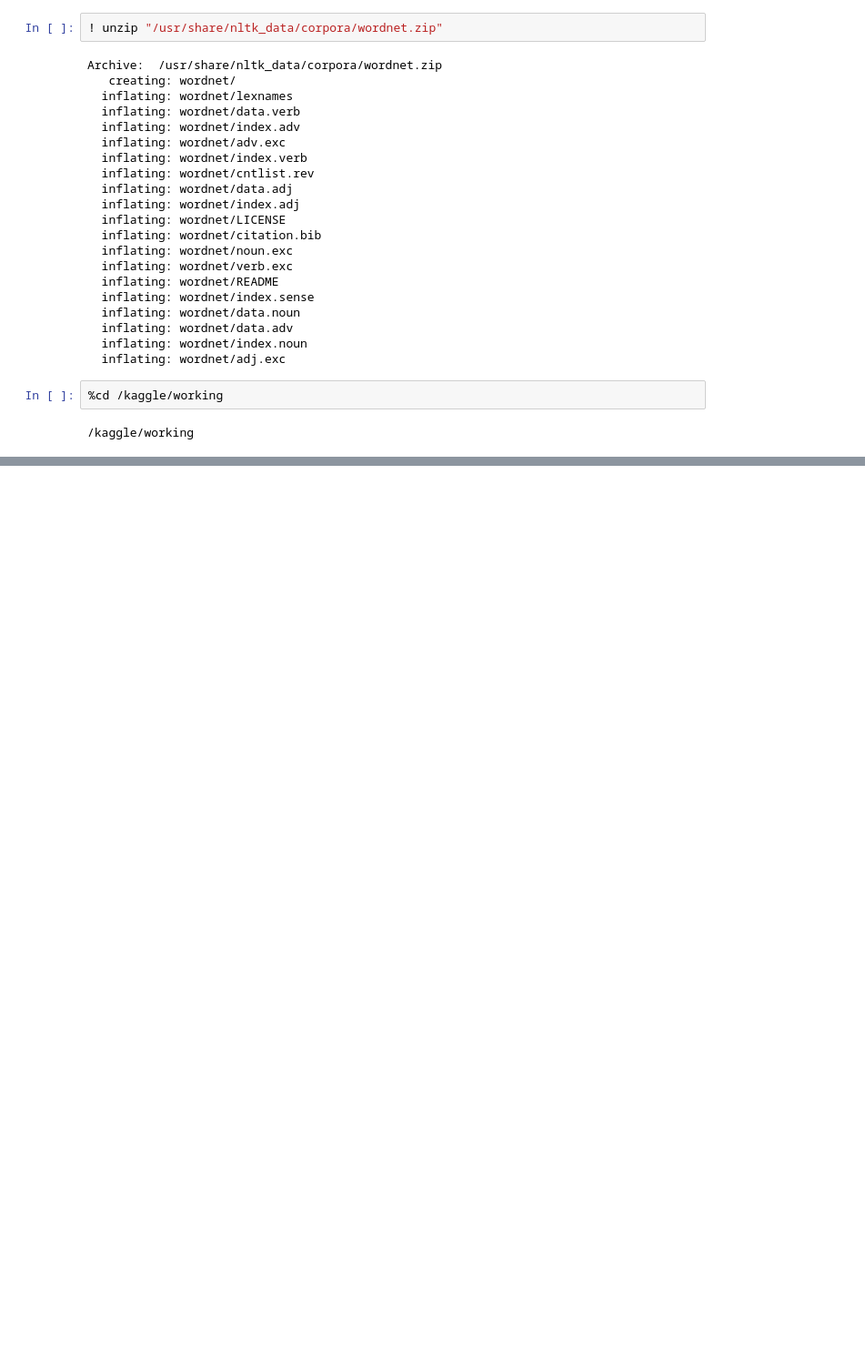
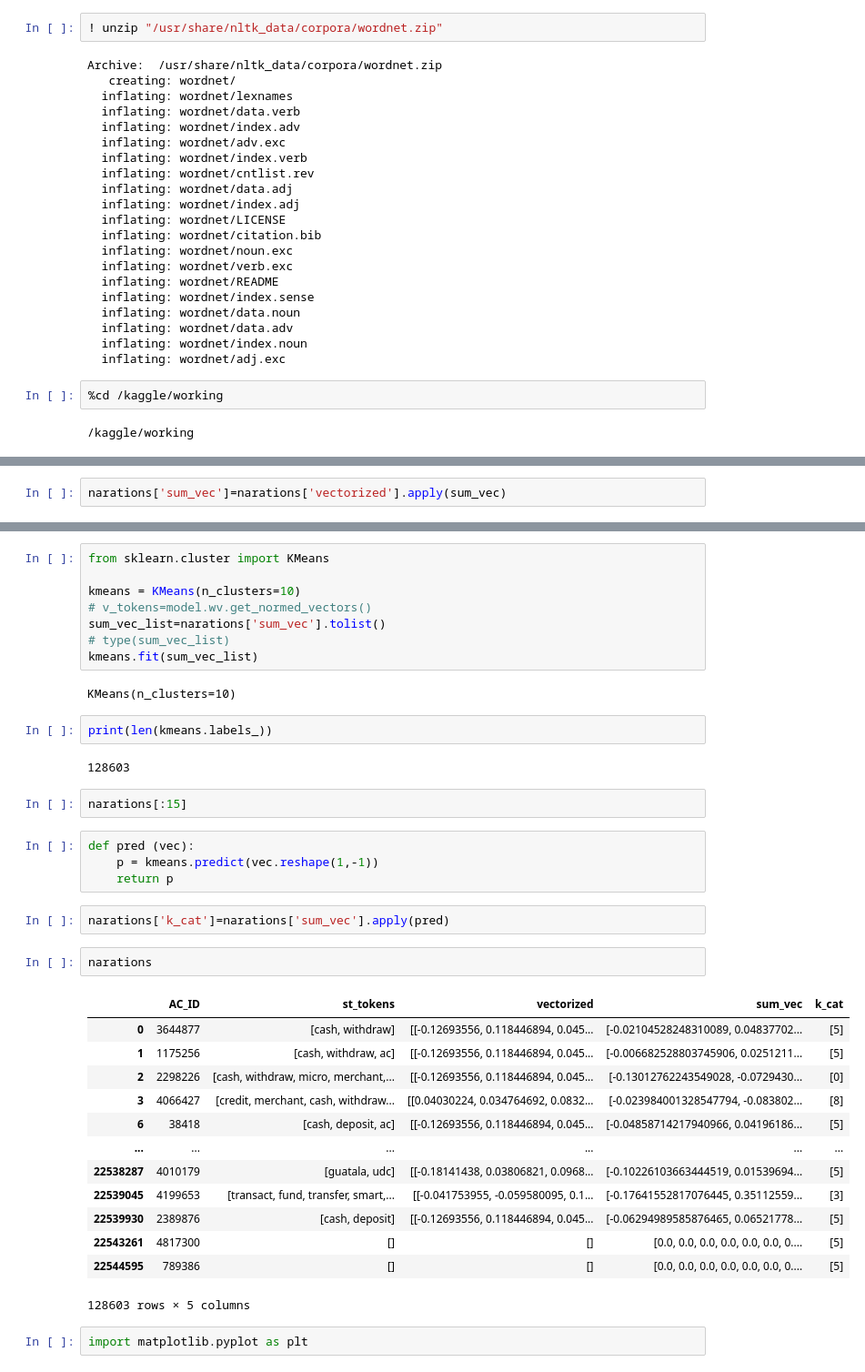
Before and after one commit to Asif-droid/transaction_naration, a Jupyter notebook: transactio-naration-data.ipynb, the cells around one changed output, grey strips where cells are left out. Shown at 91% size. Saved outputs shown, nothing was run; the diff lists cells and outputs as text; blank space fills up the shorter version.

Commit message:
upto kmeans cluster

```diff
--- a/transactio-naration-data.ipynb
+++ b/transactio-naration-data.ipynb
@@ -255,0 +289,2 @@ print(model.wv.most_similar('ac'))
+# %%
+narations['sum_vec']=narations['vectorized'].apply(sum_vec)
@@ -255,0 +334,40 @@ print(model.wv.most_similar('ac'))
+# %%
+from sklearn.cluster import KMeans
+
+kmeans = KMeans(n_clusters=10)
+# v_tokens=model.wv.get_normed_vectors()
+sum_vec_list=narations['sum_vec'].tolist()
+# type(sum_vec_list)
+kmeans.fit(sum_vec_list)
+# %% [output]
+KMeans(n_clusters=10)
+# %%
+print(len(kmeans.labels_))
+# %% [output]
+128603
+# %%
+narations[:15]
+# %%
+def pred (vec):
+    p = kmeans.predict(vec.reshape(1,-1))
+    return p
+# %%
+narations['k_cat']=narations['sum_vec'].apply(pred)
+# %%
+narations
+# %% [output]
+|  | AC_ID | st_tokens | vectorized | sum_vec | k_cat |
+| 0 | 3644877 | [cash, withdraw] | [[-0.12693556, 0.118446894, 0.045... | [-0.02104528248310089, 0.04837702... | [5] |
+| 1 | 1175256 | [cash, withdraw, ac] | [[-0.12693556, 0.118446894, 0.045... | [-0.006682528803745906, 0.0251211... | [5] |
+| 2 | 2298226 | [cash, withdraw, micro, merchant,... | [[-0.12693556, 0.118446894, 0.045... | [-0.13012762243549028, -0.0729430... | [0] |
+| 3 | 4066427 | [credit, merchant, cash, withdraw... | [[0.04030224, 0.034764692, 0.0832... | [-0.023984001328547794, -0.083802... | [8] |
+| 6 | 38418 | [cash, deposit, ac] | [[-0.12693556, 0.118446894, 0.045... | [-0.04858714217940966, 0.04196186... | [5] |
+| ... | ... | ... | ... | ... | ... |
+| 22538287 | 4010179 | [guatala, udc] | [[-0.18141438, 0.03806821, 0.0968... | [-0.10226103663444519, 0.01539694... | [5] |
+| 22539045 | 4199653 | [transact, fund, transfer, smart,... | [[-0.041753955, -0.059580095, 0.1... | [-0.17641552817076445, 0.35112559... | [3] |
+| 22539930 | 2389876 | [cash, deposit] | [[-0.12693556, 0.118446894, 0.045... | [-0.06294989585876465, 0.06521778... | [5] |
+| 22543261 | 4817300 | [] | [] | [0.0, 0.0, 0.0, 0.0, 0.0, 0.0, 0.... | [5] |
+| 22544595 | 789386 | [] | [] | [0.0, 0.0, 0.0, 0.0, 0.0, 0.0, 0.... | [5] |
+128603 rows × 5 columns
+# %%
+import matplotlib.pyplot as plt
```
Also changed, not shown: parts of 49 cells of this notebook.
